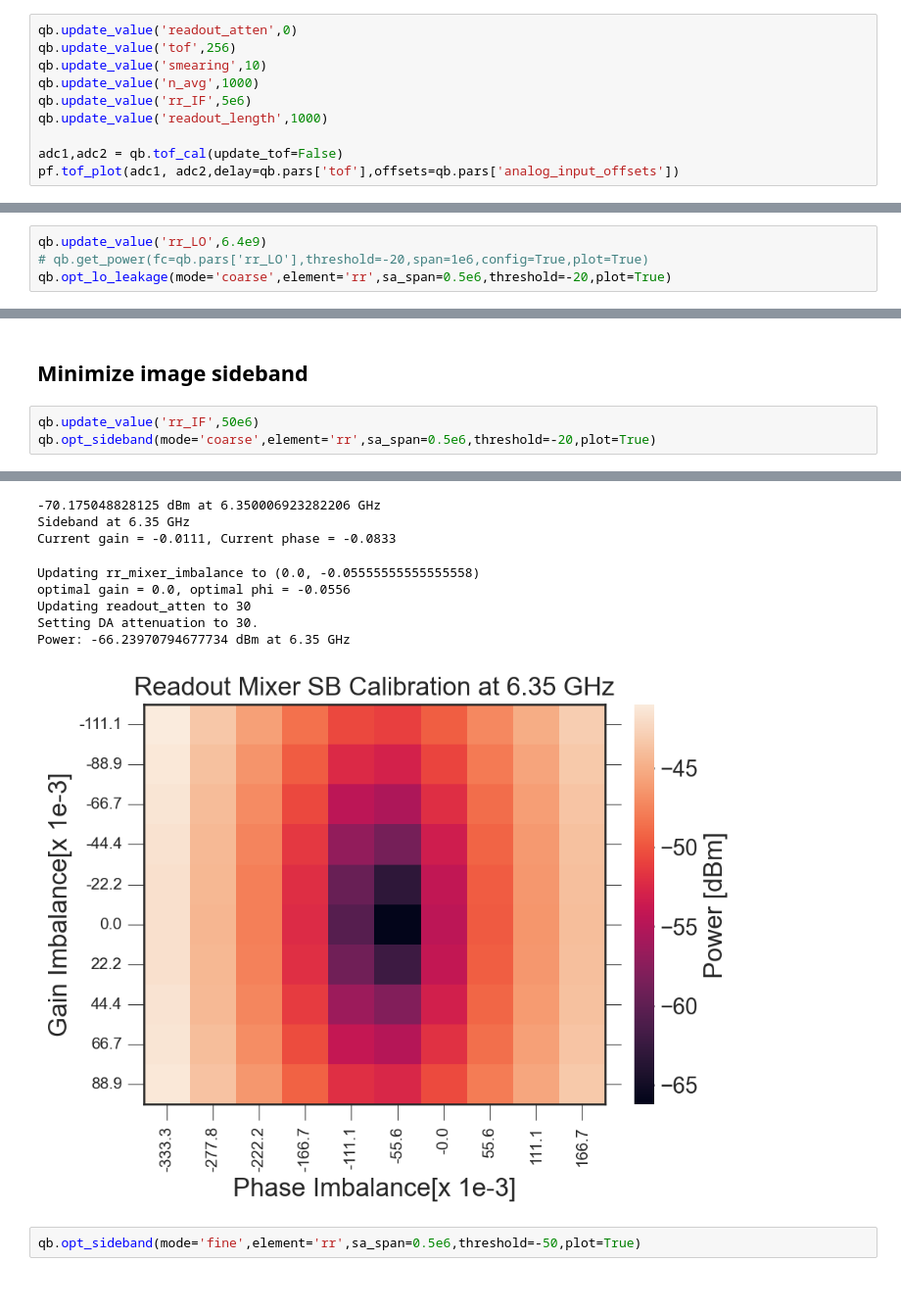
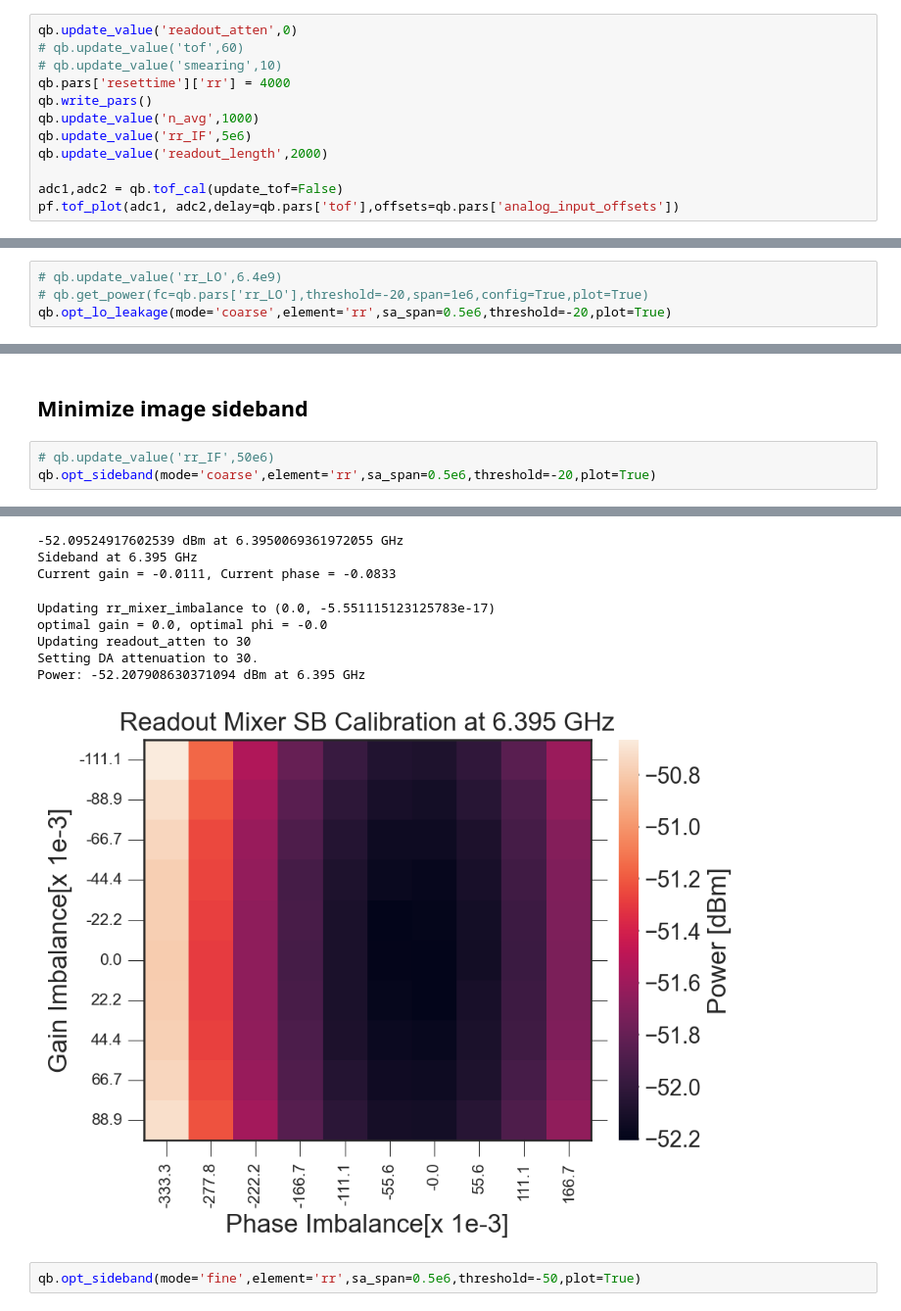
Before and after one commit to LFL-Lab/Dissipator, a Jupyter notebook: darpa_measurements.ipynb, the cells around one changed output, grey strips where cells are left out. Shown at 98% size. Drawn from its saved outputs; the diff is of its cells as text.

```diff
--- a/darpa_measurements.ipynb
+++ b/darpa_measurements.ipynb
@@ -36,11 +36,13 @@ Setting DA attenuation to 0.
 # Time of flight
 # %%
 qb.update_value('readout_atten',0)
-qb.update_value('tof',256)
-qb.update_value('smearing',10)
+# qb.update_value('tof',60)
+# qb.update_value('smearing',10)
+qb.pars['resettime']['rr'] = 4000
+qb.write_pars()
 qb.update_value('n_avg',1000)
 qb.update_value('rr_IF',5e6)
-qb.update_value('readout_length',1000)
+qb.update_value('readout_length',2000)
 
 adc1,adc2 = qb.tof_cal(update_tof=False)
 pf.tof_plot(adc1, adc2,delay=qb.pars['tof'],offsets=qb.pars['analog_input_offsets'])
@@ -65,7 +65,7 @@ Updating analog_input_offsets to [0.0490114507317173, 0.06109872896603387]
 # %% [markdown]
 ## Minimize LO leakage
 # %%
-qb.update_value('rr_LO',6.4e9)
+# qb.update_value('rr_LO',6.4e9)
 # qb.get_power(fc=qb.pars['rr_LO'],threshold=-20,span=1e6,config=True,plot=True)
 qb.opt_lo_leakage(mode='coarse',element='rr',sa_span=0.5e6,threshold=-20,plot=True)
 # %% [output]
@@ -94,6 +92,6 @@ qb.opt_lo_leakage(mode='fine',element='rr',sa_span=0.5e6,threshold=-50,plot=True
 # %% [markdown]
 ## Minimize image sideband
 # %%
-qb.update_value('rr_IF',50e6)
+# qb.update_value('rr_IF',50e6)
 qb.opt_sideband(mode='coarse',element='rr',sa_span=0.5e6,threshold=-20,plot=True)
 # %% [output]
@@ -110,12 +107,12 @@ Setting sa bandwidth to 1000.0.
--70.175048828125 dBm at 6.350006923282206 GHz
-Sideband at 6.35 GHz
+-52.09524917602539 dBm at 6.3950069361972055 GHz
+Sideband at 6.395 GHz
 Current gain = -0.0111, Current phase = -0.0833
-Updating rr_mixer_imbalance to (0.0, -0.05555555555555558)
-optimal gain = 0.0, optimal phi = -0.0556
+Updating rr_mixer_imbalance to (0.0, -5.551115123125783e-17)
+optimal gain = 0.0, optimal phi = -0.0
 Updating readout_atten to 30
 Setting DA attenuation to 30.
-Power: -66.23970794677734 dBm at 6.35 GHz
+Power: -52.207908630371094 dBm at 6.395 GHz
-[figure, old version]
+[figure, new version]
 # %%
 qb.opt_sideband(mode='fine',element='rr',sa_span=0.5e6,threshold=-50,plot=True)
 # %% [markdown]
```
Also changed, not shown: parts of 14 cells of this notebook, 11 other files.
